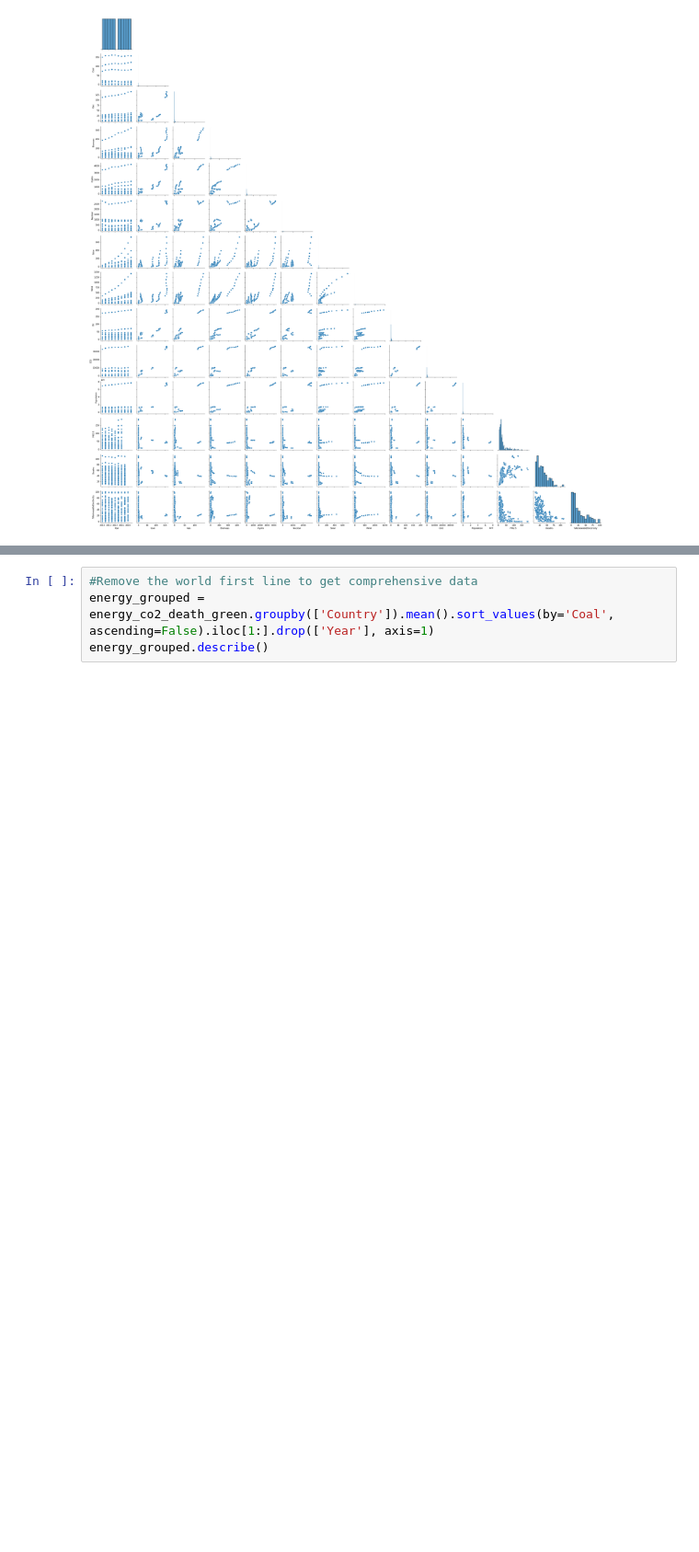
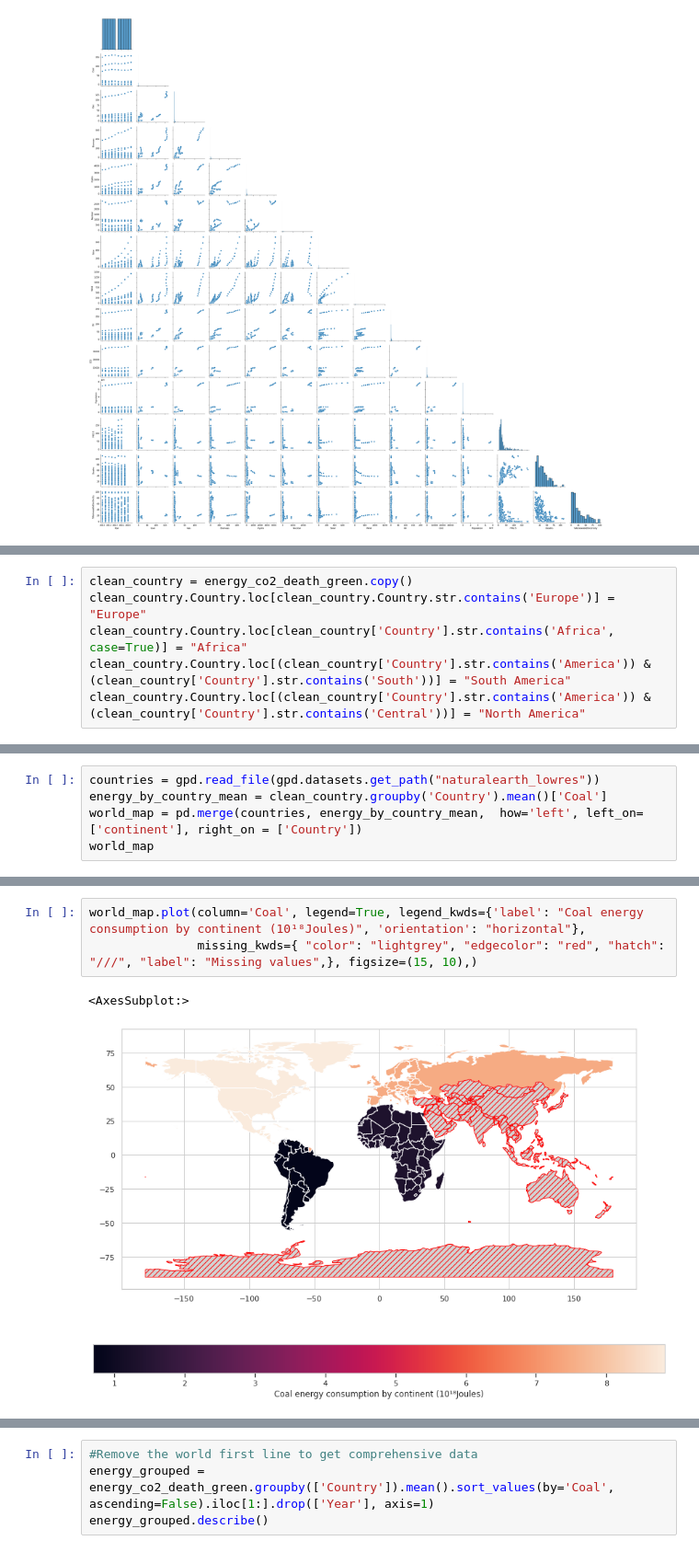
Before and after one commit to MathieuGuarino/IHProject2, a Jupyter notebook: main.ipynb, the cells around one changed output, grey strips where cells are left out. Shown at 92% size. Drawn from its saved outputs; the diff is of its cells as text; blank space fills up the shorter version.

```diff
--- a/main.ipynb
+++ b/main.ipynb
@@ -389,0 +356,6 @@ ax = sns.pairplot(energy_co2_death_green, corner=True)
+# %%
+clean_country = energy_co2_death_green.copy()
+clean_country.Country.loc[clean_country.Country.str.contains('Europe')] = "Europe"
+clean_country.Country.loc[clean_country['Country'].str.contains('Africa', case=True)] = "Africa"
+clean_country.Country.loc[(clean_country['Country'].str.contains('America')) & (clean_country['Country'].str.contains('South'))] = "South America"
+clean_country.Country.loc[(clean_country['Country'].str.contains('America')) & (clean_country['Country'].str.contains('Central'))] = "North America"
@@ -389,0 +366,5 @@ ax = sns.pairplot(energy_co2_death_green, corner=True)
+# %%
+countries = gpd.read_file(gpd.datasets.get_path("naturalearth_lowres"))
+energy_by_country_mean = clean_country.groupby('Country').mean()['Coal']
+world_map = pd.merge(countries, energy_by_country_mean,  how='left', left_on=['continent'], right_on = ['Country'])
+world_map
@@ -389,0 +385,6 @@ ax = sns.pairplot(energy_co2_death_green, corner=True)
+# %%
+world_map.plot(column='Coal', legend=True, legend_kwds={'label': "Coal energy consumption by continent (10¹⁸Joules)", 'orientation': "horizontal"},
+               missing_kwds={ "color": "lightgrey", "edgecolor": "red", "hatch": "///", "label": "Missing values",}, figsize=(15, 10),)
+# %% [output]
+<AxesSubplot:>
+[figure, added]
```
Also changed, not shown: parts of 42 cells of this notebook, 1 other file.
